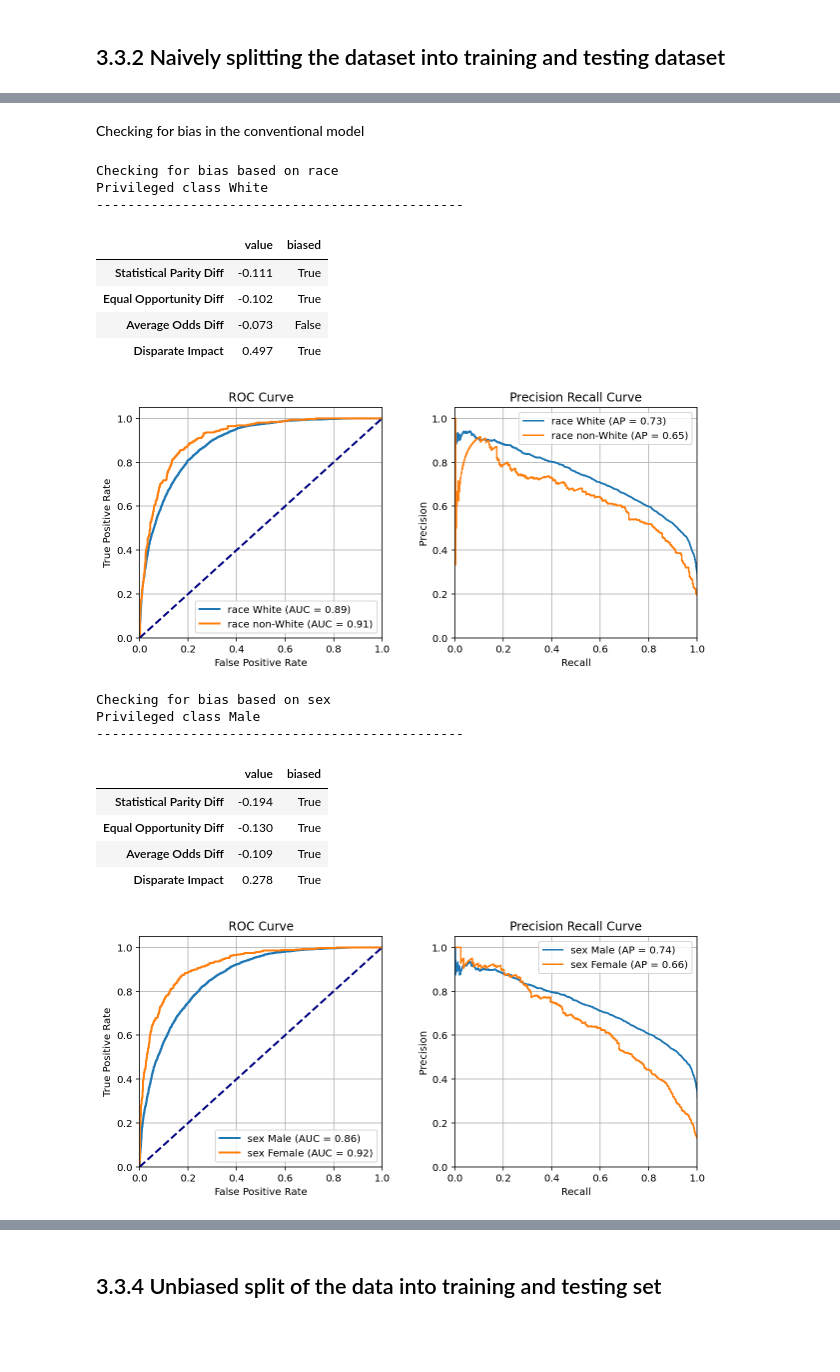
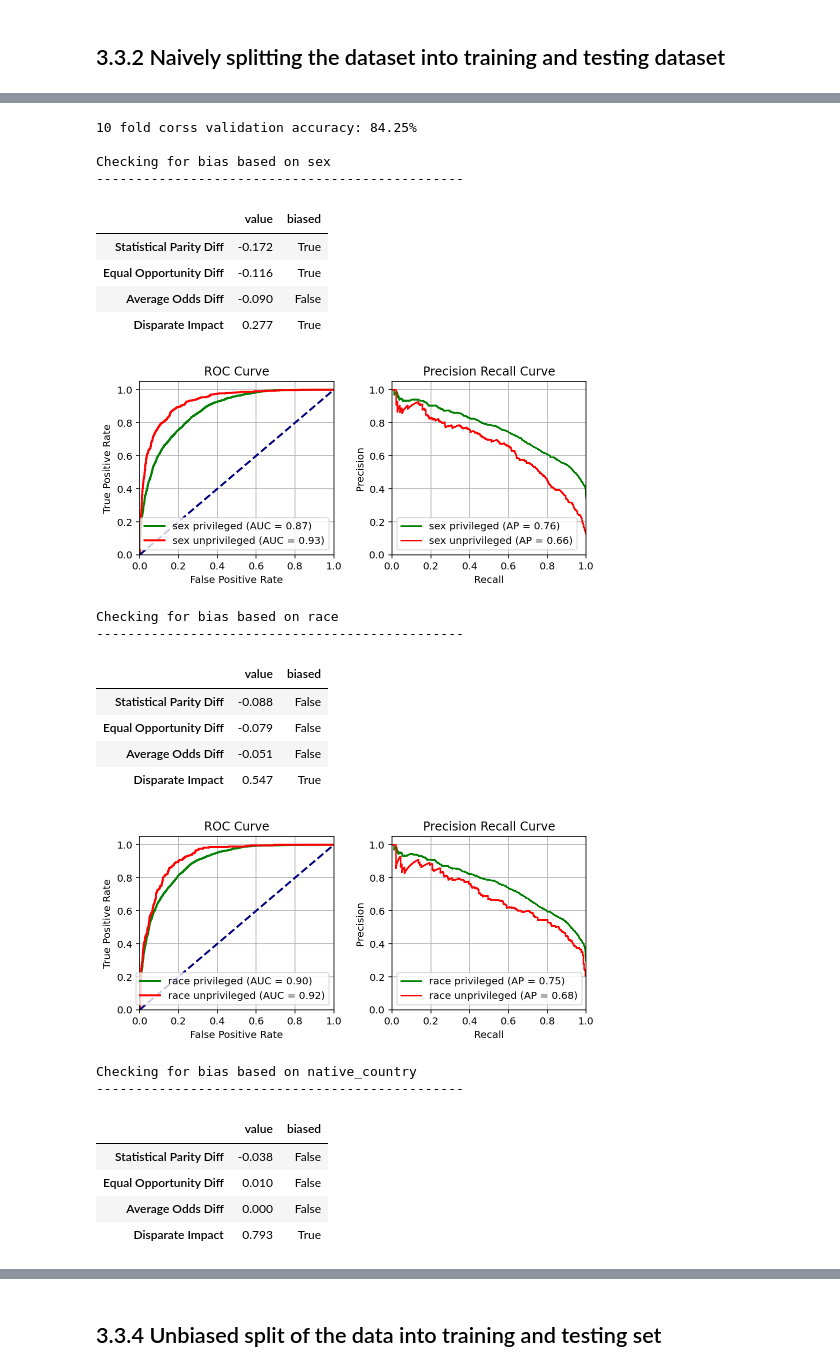
Before and after one commit to atharvat80/Bias-in-AI-CW-2020-21, a Jupyter notebook: coursework.ipynb, the cells around one changed output, grey strips where cells are left out. Saved outputs shown, nothing was run; the diff lists cells and outputs as text; code cells hidden in the pictures; blank space fills up the shorter version.

```diff
--- a/coursework.ipynb
+++ b/coursework.ipynb
@@ -18,0 +42,7 @@ pd.options.display.float_format = '{:,.3f}'.format
+# %%
+def train(X_train, y_train, X_test, y_test):
+    clf = RandomForestClassifier(max_depth=8, random_state=42)
+    cv_results = cross_validate(clf, X_test, y_test, cv=10)
+    clf.fit(X_train, y_train)
+    print("10 fold corss validation accuracy: %.2f%%\n" % (cv_results['test_score'].mean()*100.0))
+    return clf
@@ -361,9 +395,4 @@ data
+# %%
+ X, y = encode_and_scale(data.drop(['salary'], axis=1)), data['salary']
 # %% [markdown]
 ## 3.3.2 Naively splitting the dataset into training and testing dataset
-# %%
-enc_columns = ['workclass', 'occupation', 'relationship', 'sex', 'race']
-X = data.drop(['salary'], axis=1)
-y = data['salary']
-X_train, X_test, y_train, y_test = train_test_split(X, y, test_size=0.33, random_state=42, shuffle=True)
-X_train_enc = pd.get_dummies(X_train, columns=enc_columns, drop_first=True)
-X_test_enc = pd.get_dummies(X_test, columns=enc_columns, drop_first=True)
@@ -406,25 +399,31 @@ shap_summery(clf, X_test_enc, X_test_enc)
-# %% [markdown]
-Checking for bias in the conventional model
-# %%
-check_bias(clf, X_test, X_test_enc, y_test, "race", "White")
-check_bias(clf, X_test, X_test_enc, y_test, "sex", "Male")
-# check_bias(clf, X_test, X_test_enc, y_test, "native_country", 1)
-# %% [output]
-Checking for bias based on race
-Privileged class White
------------------------------------------------
-|  | value | biased |
-| Statistical Parity Diff | -0.111 | True |
-| Equal Opportunity Diff | -0.102 | True |
-| Average Odds Diff | -0.073 | False |
-| Disparate Impact | 0.497 | True |
-[figure, removed]
-Checking for bias based on sex
-Privileged class Male
------------------------------------------------
-|  | value | biased |
-| Statistical Parity Diff | -0.194 | True |
-| Equal Opportunity Diff | -0.130 | True |
-| Average Odds Diff | -0.109 | True |
-| Disparate Impact | 0.278 | True |
-[figure, removed]
+# %%
+X_train, X_test, y_train, y_test = train_test_split(X, y, test_size=0.3, stratify=y, shuffle=True,
+                                                    random_state=42)
+clf_naive = train(X_train, y_train, X_test, y_test)
+check_bias(clf_naive, X_test, y_test, ["sex", "race", "native_country"])
+# %% [output]
+10 fold corss validation accuracy: 84.25%
+
+Checking for bias based on sex
+-----------------------------------------------
+|  | value | biased |
+| Statistical Parity Diff | -0.172 | True |
+| Equal Opportunity Diff | -0.116 | True |
+| Average Odds Diff | -0.090 | False |
+| Disparate Impact | 0.277 | True |
+[figure, added]
+Checking for bias based on race
+-----------------------------------------------
+|  | value | biased |
+| Statistical Parity Diff | -0.088 | False |
+| Equal Opportunity Diff | -0.079 | False |
+| Average Odds Diff | -0.051 | False |
+| Disparate Impact | 0.547 | True |
+[figure, added]
+Checking for bias based on native_country
+-----------------------------------------------
+|  | value | biased |
+| Statistical Parity Diff | -0.038 | False |
+| Equal Opportunity Diff | 0.010 | False |
+| Average Odds Diff | 0.000 | False |
+| Disparate Impact | 0.793 | True |
```
Also changed, not shown: parts of 44 cells of this notebook.
